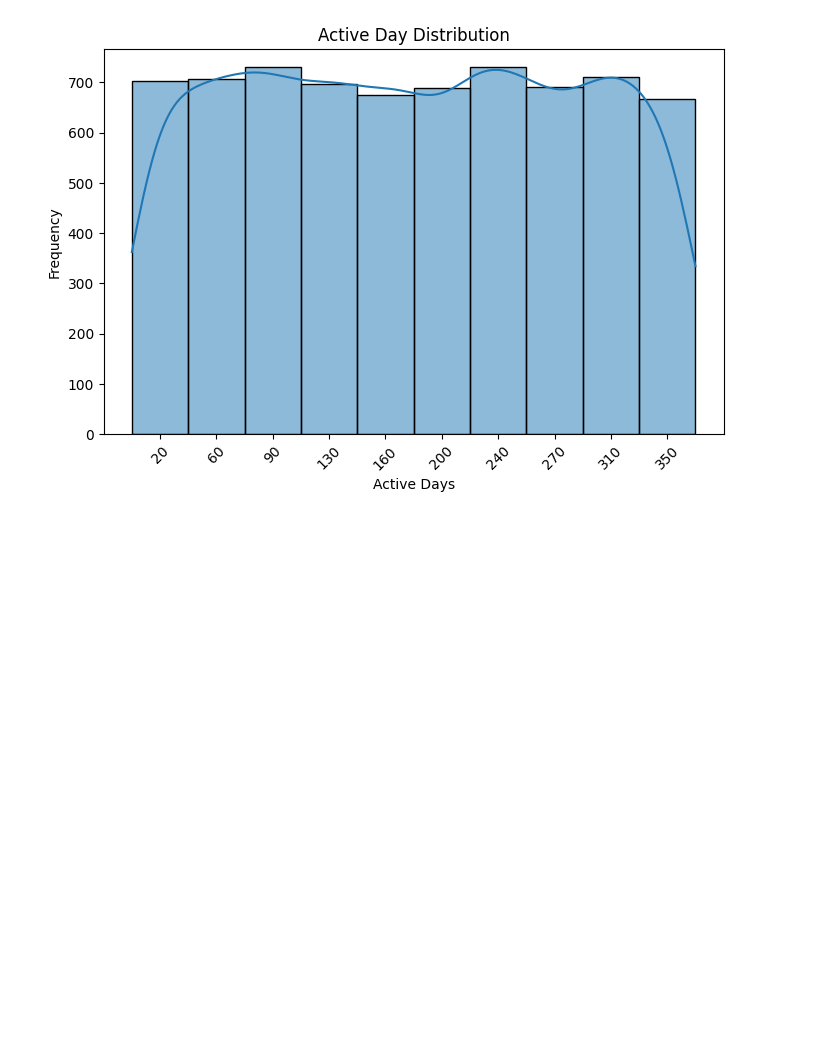
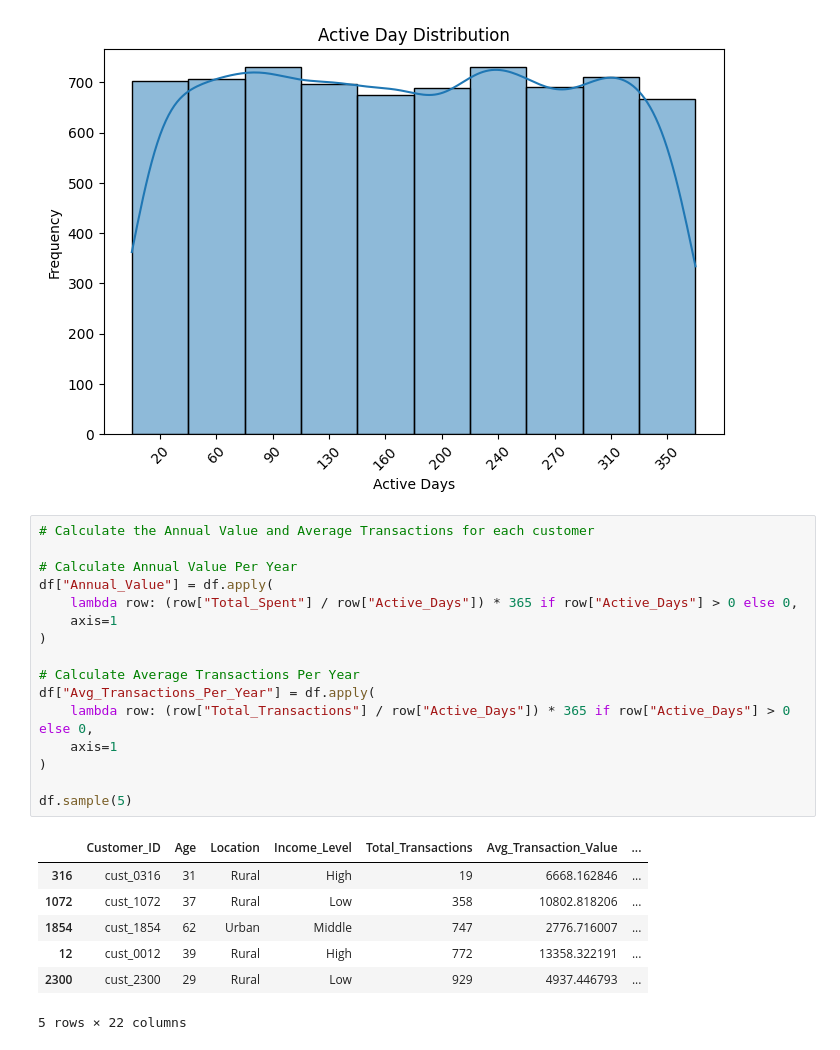
Before and after one commit to Dipsomancer/LTV, a Jupyter notebook: main.ipynb, the cells around one changed output. Drawn from its saved outputs; the diff is of its cells as text; blank space fills up the shorter version.

```diff
--- a/main.ipynb
+++ b/main.ipynb
@@ -326,3 +334,27 @@ plt.title('Active Day Distribution')
 plt.show()
 # %% [output]
 [figure]
+# %%
+# Calculate the Annual Value and Average Transactions for each customer
+
+# Calculate Annual Value Per Year
+df["Annual_Value"] = df.apply(
+    lambda row: (row["Total_Spent"] / row["Active_Days"]) * 365 if row["Active_Days"] > 0 else 0,
+    axis=1
+)
+
+# Calculate Average Transactions Per Year
+df["Avg_Transactions_Per_Year"] = df.apply(
+    lambda row: (row["Total_Transactions"] / row["Active_Days"]) * 365 if row["Active_Days"] > 0 else 0,
+    axis=1
+)
+
+df.sample(5)
+# %% [output]
+|  | Customer_ID | Age | Location | Income_Level | Total_Transactions | Avg_Transaction_Value | ... |
+| 316 | cust_0316 | 31 | Rural | High | 19 | 6668.162846 | ... |
+| 1072 | cust_1072 | 37 | Rural | Low | 358 | 10802.818206 | ... |
+| 1854 | cust_1854 | 62 | Urban | Middle | 747 | 2776.716007 | ... |
+| 12 | cust_0012 | 39 | Rural | High | 772 | 13358.322191 | ... |
+| 2300 | cust_2300 | 29 | Rural | Low | 929 | 4937.446793 | ... |
+5 rows × 22 columns
```
Also changed, not shown: parts of 13 cells of this notebook.
